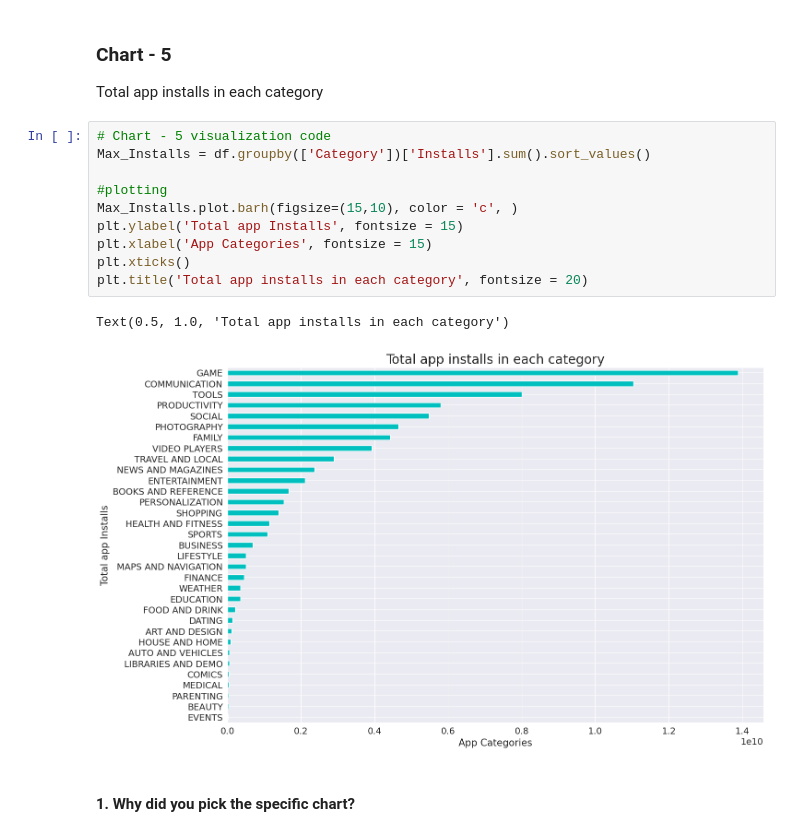
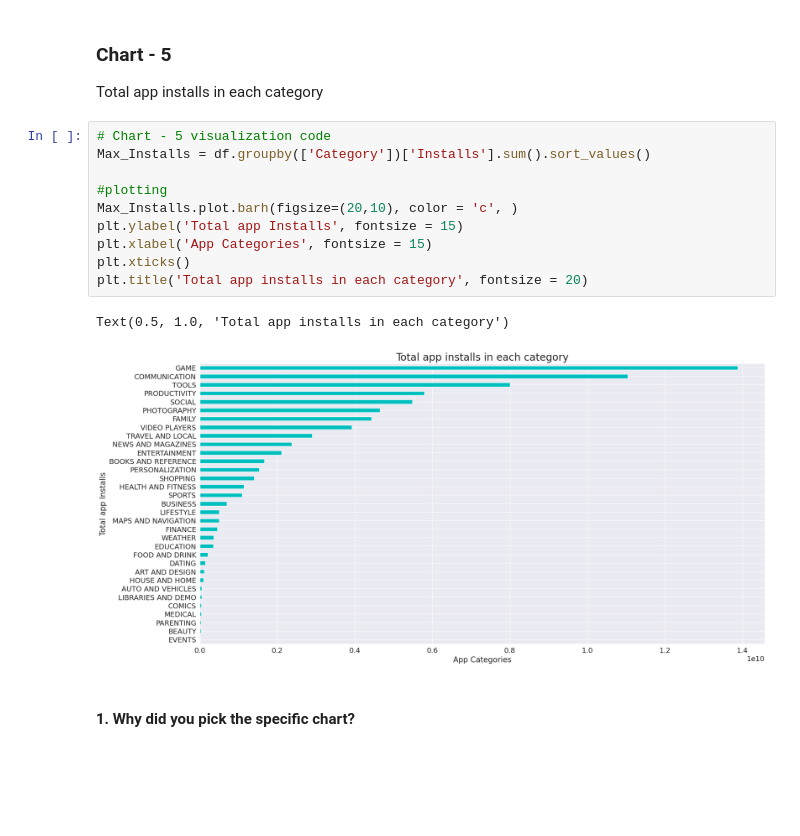
Before and after one commit to azizdafi/playstore-EDA, a Jupyter notebook: Final_Draft_Playstore_App_EDA_Submission_Sayed_Aziz1.ipynb, the cells around one changed output. Cells and saved outputs as stored; diff of their text form; blank space fills up the shorter version.

```diff
--- a/Final_Draft_Playstore_App_EDA_Submission_Sayed_Aziz1.ipynb
+++ b/Final_Draft_Playstore_App_EDA_Submission_Sayed_Aziz1.ipynb
@@ -651,16 +651,16 @@ Total app installs in each category
 # %%
 # Chart - 5 visualization code
 Max_Installs = df.groupby(['Category'])['Installs'].sum().sort_values()
 
 #plotting
-Max_Installs.plot.barh(figsize=(15,10), color = 'c', )
+Max_Installs.plot.barh(figsize=(20,10), color = 'c', )
 plt.ylabel('Total app Installs', fontsize = 15)
 plt.xlabel('App Categories', fontsize = 15)
 plt.xticks()
 plt.title('Total app installs in each category', fontsize = 20)
 # %% [output]
 Text(0.5, 1.0, 'Total app installs in each category')
-[figure, old version]
+[figure, new version]
 # %% [markdown]
 #### 1. Why did you pick the specific chart?
 # %% [markdown]
```
Also changed, not shown: parts of 12 cells of this notebook.
